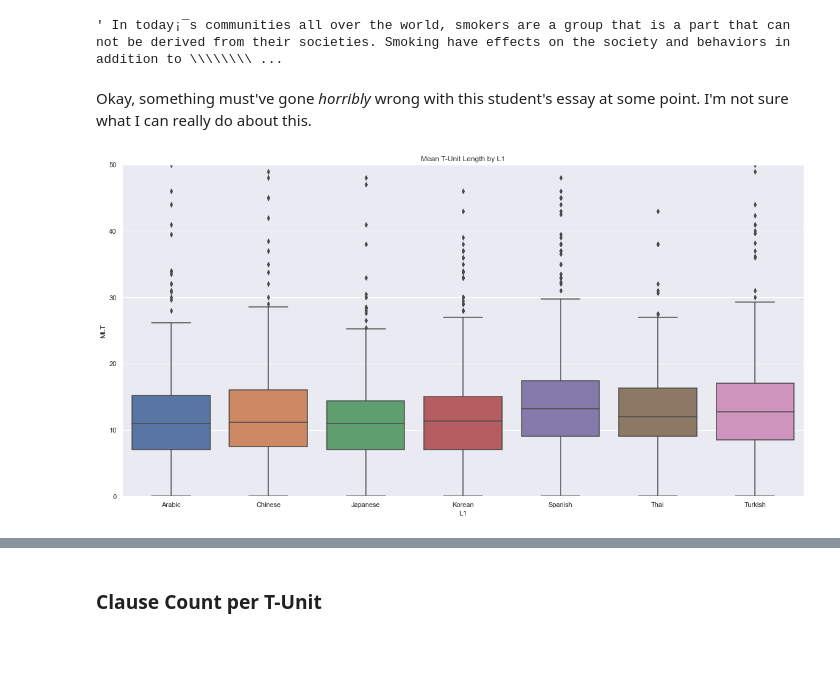
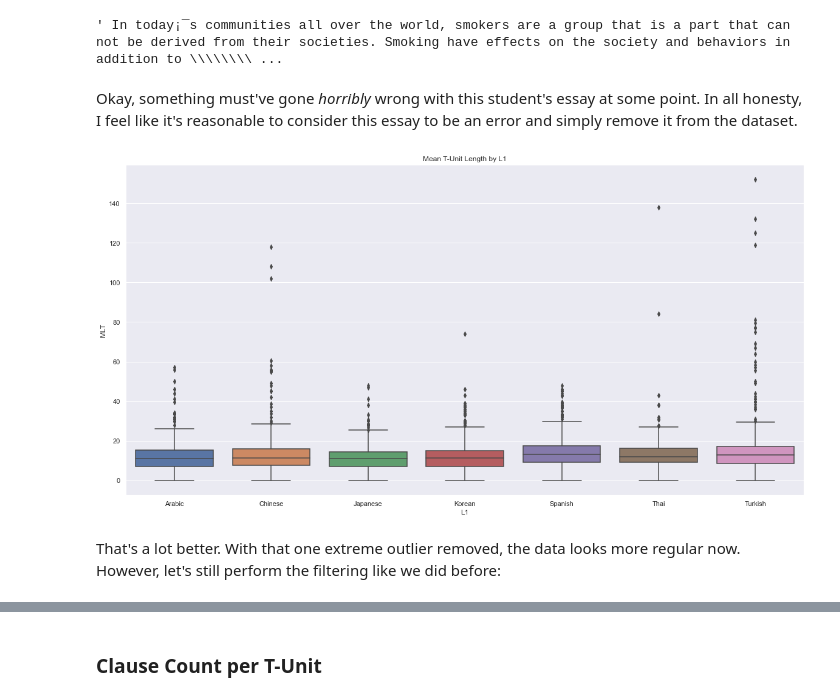
Before and after one commit to Data-Science-for-Linguists-2022/esl-syntactic-analysis, a Jupyter notebook: final-analysis.ipynb, the cells around one changed output, grey strips where cells are left out. Saved outputs shown, nothing was run; the diff lists cells and outputs as text; code cells hidden in the pictures; blank space fills up the shorter version.

```diff
--- a/final-analysis.ipynb
+++ b/final-analysis.ipynb
@@ -294,14 +385,19 @@ pelic[pelic["answer_id"] == 2250]["text"].iloc[0]
 ' In today¡¯s communities all over the world, smokers are a group that is a part that can not be derived from their societies. Smoking have effects on the society and behaviors in addition to \\\\\\\\ ...
 # %% [markdown]
 Okay, something must've gone *horribly* wrong with this student's essay at some point.
-I'm not sure what I can really do about this.
+In all honesty, I feel like it's reasonable to consider this essay to be an error and simply remove it from the dataset.
+# %%
+taassc_measures = taassc_measures[taassc_measures["MLT"] < 1500]
 # %%
 sns.boxplot(
     data=taassc_measures,
     x="L1",
     y="MLT"
 ).set(title="Mean T-Unit Length by L1")
-plt.ylim(0, 50)
 plt.show()
 # %% [output]
-[figure, old version]
+[figure, new version]
+# %% [markdown]
+That's a lot better.
+With that one extreme outlier removed, the data looks more regular now.
+However, let's still perform the filtering like we did before:
```
Also changed, not shown: parts of 71 cells of this notebook, 5 other files.
